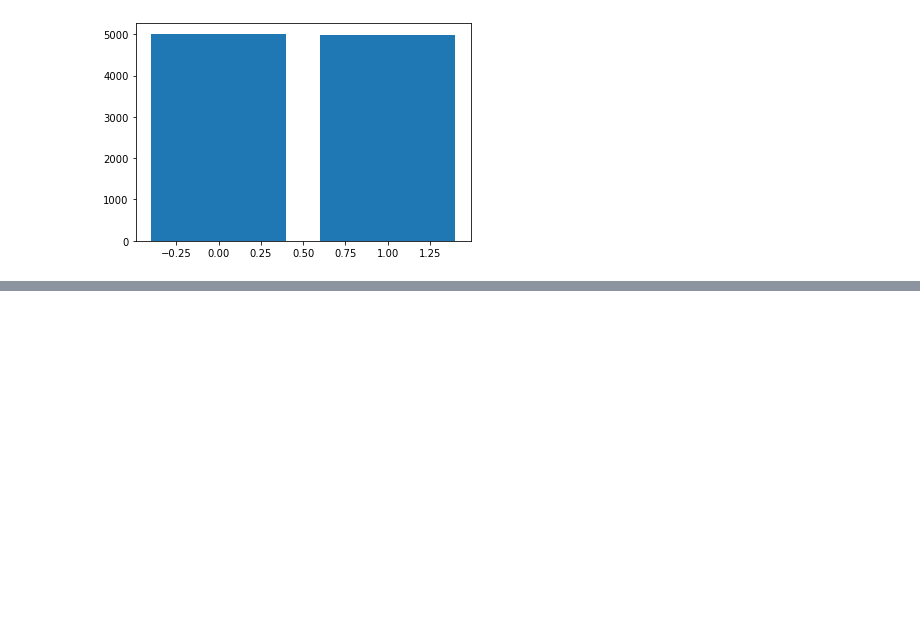
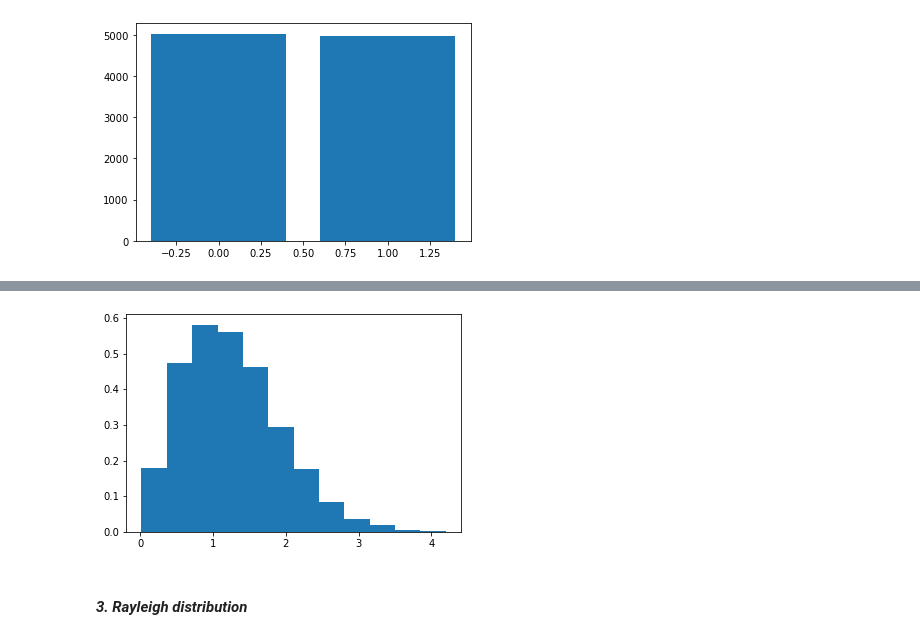
Before and after one commit to martincusack979/fundanalysis-assesment, a Jupyter notebook: Practicals/02-randomness-exercises.ipynb, the cells around one changed output, grey strips where cells are left out. Saved outputs shown, nothing was run; the diff lists cells and outputs as text; code cells hidden in the pictures; blank space fills up the shorter version.

```diff
--- a/Practicals/02-randomness-exercises.ipynb
+++ b/Practicals/02-randomness-exercises.ipynb
@@ -247,0 +310,12 @@ plt.bar(vals, counts);
+# %%
+# Generate 10000 numbers on a Poisson distribution.
+rng = np.random.default_rng()
+s = rng.poisson(4, 10000)
+# %%
+# create histogram
+count, bins, ignored = plt.hist(s, 12, density=True)
+plt.show()
+# %% [output]
+[figure, added]
+# %% [markdown]
+#### *3. Rayleigh distribution*
```
Also changed, not shown: parts of 17 cells of this notebook.
